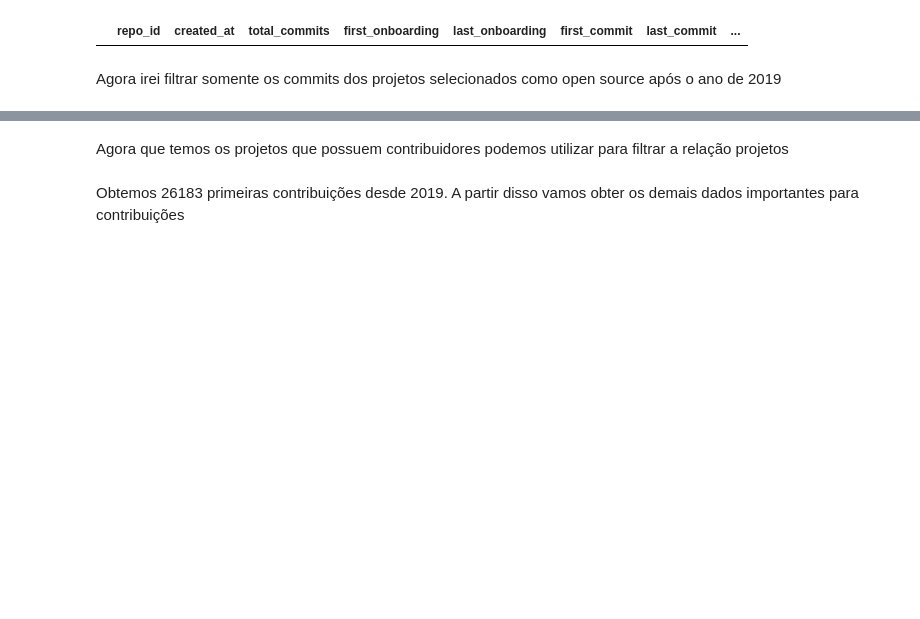
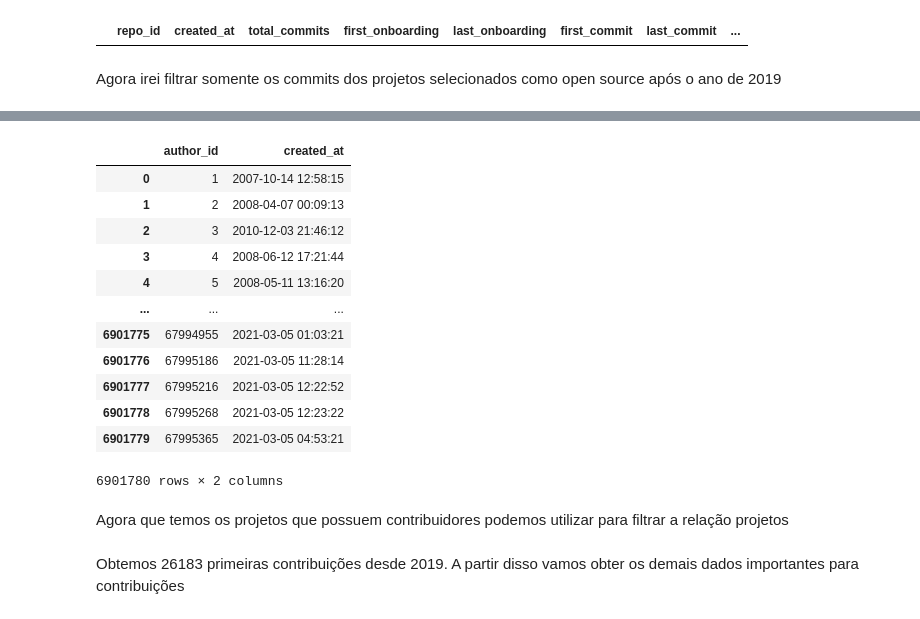
Before and after one commit to gusgewehr/OpenSourceEvaluationForFirstContribution, a Jupyter notebook: Evaluation.ipynb, the cells around one changed output, grey strips where cells are left out. Saved outputs shown, nothing was run; the diff lists cells and outputs as text; code cells hidden in the pictures; blank space fills up the shorter version.

```diff
--- a/Evaluation.ipynb
+++ b/Evaluation.ipynb
@@ -128,6 +131,10 @@ df_project_members = df_project_members.loc[
     (pd.to_datetime(df_project_members['created_at']) > pd.to_datetime("01-01-2019")) &
     (df_project_members['repo_id'].isin(df_open_source_members['repo_id']))
     ]
+# %%
+#transforma o campo de data em data
+
+df_project_members['created_at'] = pd.to_datetime(df_project_members['created_at'])
 # %%
 df_project_members
 # %% [output]
@@ -209,0 +186,2 @@ for user in unique_users:
+# %%
+dump_open_source_files = listdir(join(path, 'open_source'))
@@ -209,0 +192,12 @@ for user in unique_users:
+# %%
+unique_users = df_project_members['user_id'].unique()
+
+first_user_commit_by_chunks = []
+
+i=0
+for file in dump_open_source_files:
+    print("lendo arquivo: ", i)
+    df_commit = pd.read_csv(join(path,'open_source',file))
+    df_commit["created_at"] = pd.to_datetime(df_commit["created_at"])
+    first_user_commit_by_chunks.append( df_commit.groupby(["author_id"], as_index=False).agg({"created_at": np.min}))
+    i += 1
@@ -210,3 +218,23 @@ for user in unique_users:
+# %%
+df_first_user_commit = pd.concat(first_user_commit_by_chunks)
+
+df_first_user_commit = df_first_user_commit.groupby("author_id", as_index=False).agg({"created_at": np.min})
+# %%
+df_first_user_commit
+# %% [output]
+|  | author_id | created_at |
+| 0 | 1 | 2007-10-14 12:58:15 |
+| 1 | 2 | 2008-04-07 00:09:13 |
+| 2 | 3 | 2010-12-03 21:46:12 |
+| 3 | 4 | 2008-06-12 17:21:44 |
+| 4 | 5 | 2008-05-11 13:16:20 |
+| ... | ... | ... |
+| 6901775 | 67994955 | 2021-03-05 01:03:21 |
+| 6901776 | 67995186 | 2021-03-05 11:28:14 |
+| 6901777 | 67995216 | 2021-03-05 12:22:52 |
+| 6901778 | 67995268 | 2021-03-05 12:23:22 |
+| 6901779 | 67995365 | 2021-03-05 04:53:21 |
+6901780 rows × 2 columns
 # %% [markdown]
 Agora que temos os projetos que possuem contribuidores podemos utilizar para filtrar a relação projetos
 # %%
```
Also changed, not shown: parts of 18 cells of this notebook.
